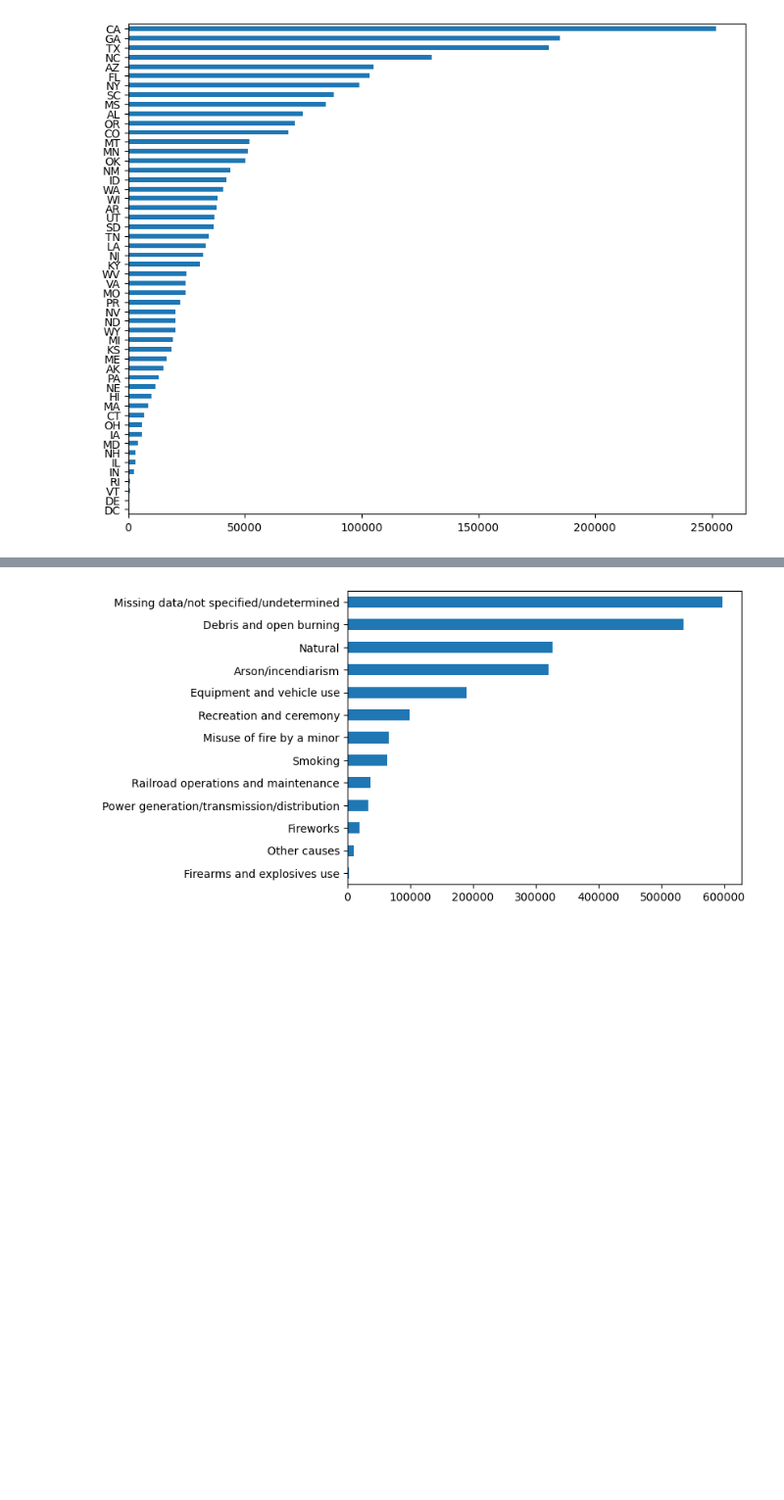
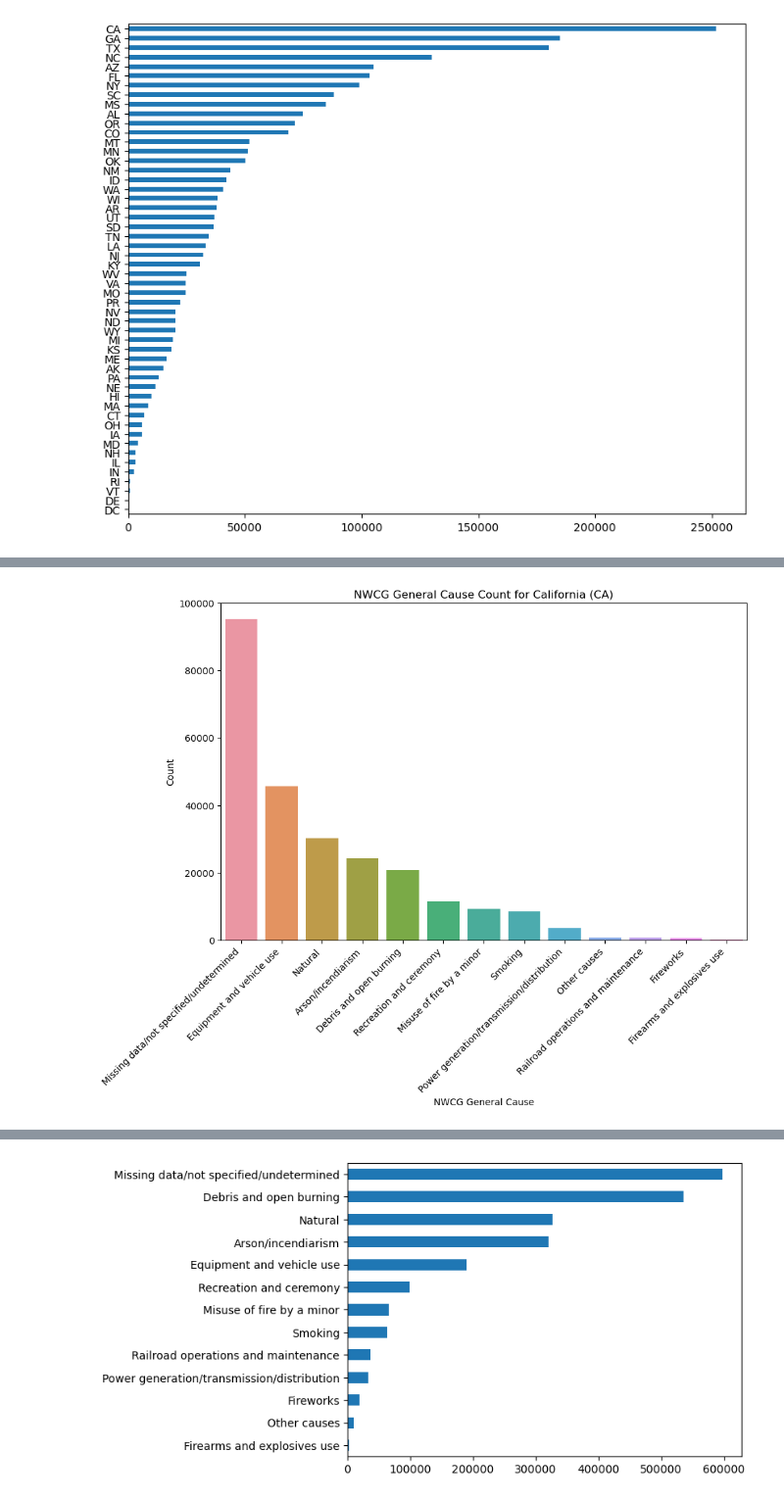
Before and after one commit to clovestad/Wild_fires, a Jupyter notebook: wildfires.ipynb, the cells around one changed output, grey strips where cells are left out. Shown: that part at 98% size. Cells and saved outputs as stored; diff of their text form; code cells hidden in the pictures; blank space fills up the shorter version.

```diff
--- a/wildfires.ipynb
+++ b/wildfires.ipynb
@@ -113,3 +113,5 @@ df['STATE'].value_counts().sort_values().plot(kind='barh')
 plt.show()
 # %% [output]
 [figure]
+# %%
+causebystate= df.groupby(['STATE','NWCG_GENERAL_CAUSE']).size()
@@ -115,0 +137,13 @@ plt.show()
+# %%
+causeCA = causebystate.loc['CA'].reset_index(name='Count').sort_values(by='Count', ascending=False)
+# Plot for the state of California
+plt.figure(figsize=(10, 6))
+sns.barplot(x='NWCG_GENERAL_CAUSE', y='Count', data=causeCA)
+plt.title('NWCG General Cause Count for California (CA)')
+plt.xlabel('NWCG General Cause')
+plt.ylabel('Count')
+plt.tight_layout()
+plt.xticks(rotation=45, ha='right')
+plt.show()
+# %% [output]
+[figure, added]
```
Also changed, not shown: parts of 7 cells of this notebook.
